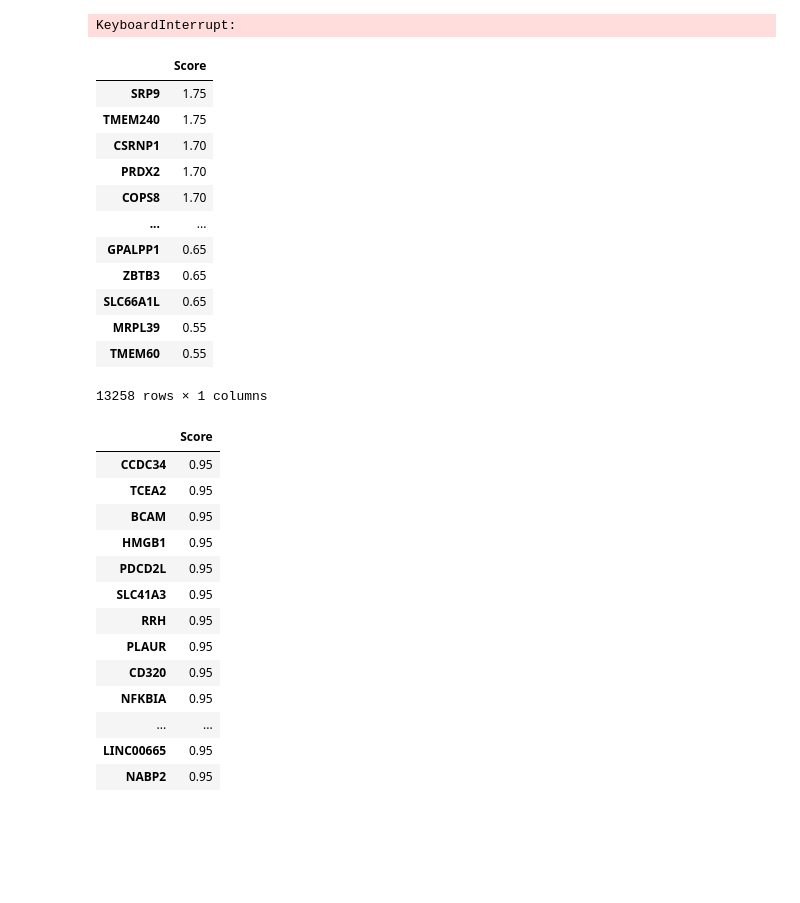
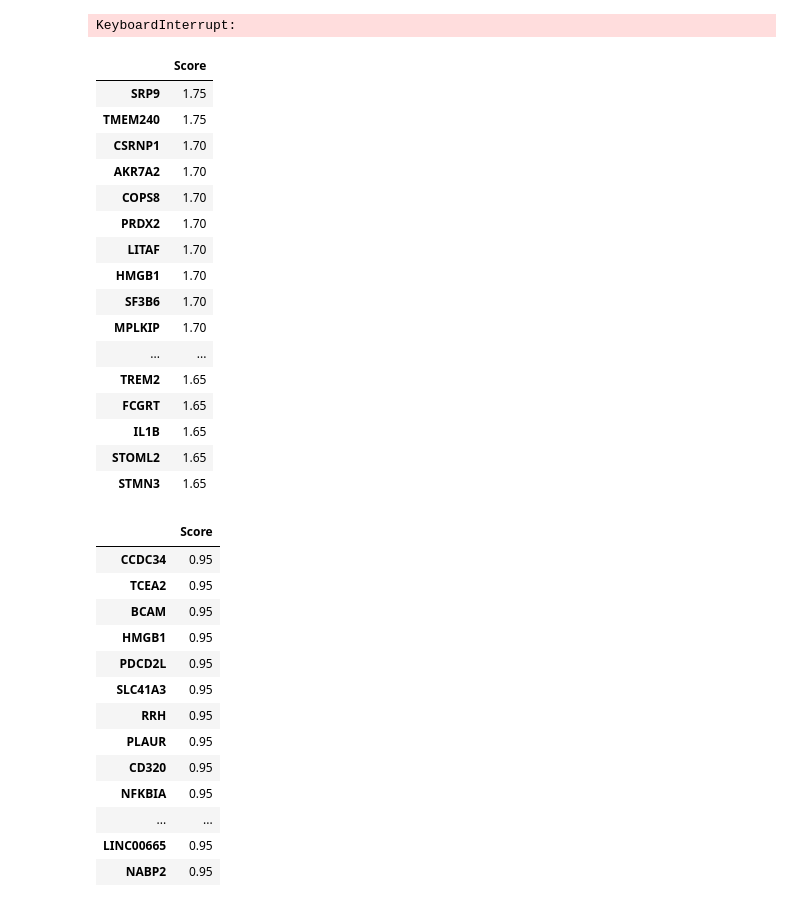
Before and after one commit to hirshagarwal/GBMResearch, a Jupyter notebook: Analysis/5ALA Gene Selection Analysis.ipynb, the cells around one changed output. Saved outputs shown, nothing was run; the diff lists cells and outputs as text; code cells hidden in the pictures; blank space fills up the shorter version.

```diff
--- a/Analysis/5ALA Gene Selection Analysis.ipynb
+++ b/Analysis/5ALA Gene Selection Analysis.ipynb
@@ -137,3 +137,23 @@ Gene A1CF has score 0.55
 Gene AAAS has score 0.85
 Gene ABAT has score 0.9
 Gene ARHGEF25 has score 0.95
+# %%
+# 5ALA +ve/-ve and Core 3 variable SVM
+svc = LinearSVC()
+top_score = 0
+top_gene = ""
+multi_svc = pd.DataFrame(columns=['Score'])
+for gene_name in data.columns.values:
+    if 0 in scaled_core[gene_name].values or 0 in scaled_positive[gene_name].values or 0 in scaled_negative[gene_name].values:
+        continue
+    if np.sum(scaled_core[gene_name] + scaled_positive[gene_name] + scaled_negative[gene_name]) == 0:
+        continue
+    all_samples_shaped = scaled_core[gene_name].append(scaled_positive[gene_name]).append(scaled_negative[gene_name]).values.reshape(-1, 1)
+    labels = ([0] * scaled_core.shape[0]) + ([1] * positive_samples.shape[0]) + ([2] * negative_samples.shape[0])
+    svc.fit(all_samples_shaped, labels)
+    score = svc.score(all_samples_shaped, labels)
+    core_svc.loc[gene_name] = score
+    if score > top_score:
+        top_score = score
+        top_gene = gene_name
+        print("Gene {0} has score {1}".format(gene_name, svc.score(all_samples_shaped, labels)))
@@ -187,21 +215,26 @@ KeyboardInterrupt:
 core_vs_positive_svc = pd.DataFrame(columns=['Score'])
 for gene_name in svc_correlation.index.values:
     core_vs_positive_svc.loc[gene_name] = core_svc.loc[gene_name] + svc_correlation.loc[gene_name]
-core_vs_positive_svc.sort_values(by='Score', ascending=False)
-# %% [output]
-|  | Score |
-| SRP9 | 1.75 |
-| TMEM240 | 1.75 |
-| CSRNP1 | 1.70 |
-| PRDX2 | 1.70 |
-| COPS8 | 1.70 |
-| ... | ... |
-| GPALPP1 | 0.65 |
-| ZBTB3 | 0.65 |
-| SLC66A1L | 0.65 |
-| MRPL39 | 0.55 |
-| TMEM60 | 0.55 |
-13258 rows × 1 columns
+# %%
+core_vs_positive_svc.sort_values(by='Score', ascending=False).head(20)
+# %% [output]
+|  | Score |
+| SRP9 | 1.75 |
+| TMEM240 | 1.75 |
+| CSRNP1 | 1.70 |
+| AKR7A2 | 1.70 |
+| COPS8 | 1.70 |
+| PRDX2 | 1.70 |
+| LITAF | 1.70 |
+| HMGB1 | 1.70 |
+| SF3B6 | 1.70 |
+| MPLKIP | 1.70 |
+| ... | ... |
+| TREM2 | 1.65 |
+| FCGRT | 1.65 |
+| IL1B | 1.65 |
+| STOML2 | 1.65 |
+| STMN3 | 1.65 |
 # %%
 core_svc_sorted = core_svc.sort_values(by='Score', ascending=False)
 
```
Also changed, not shown: parts of 3 cells of this notebook.
